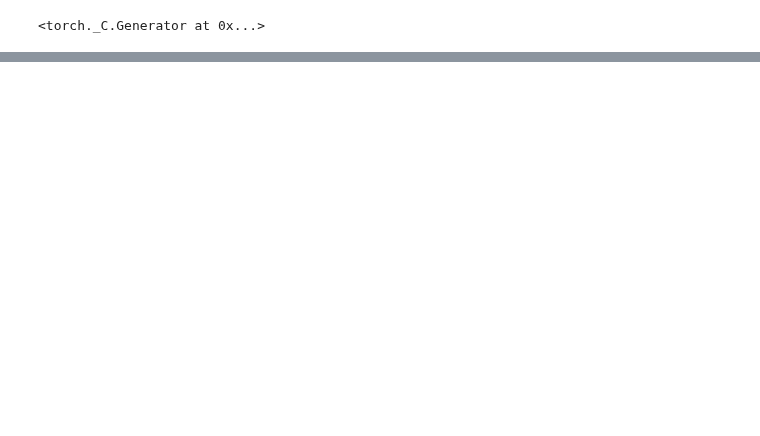
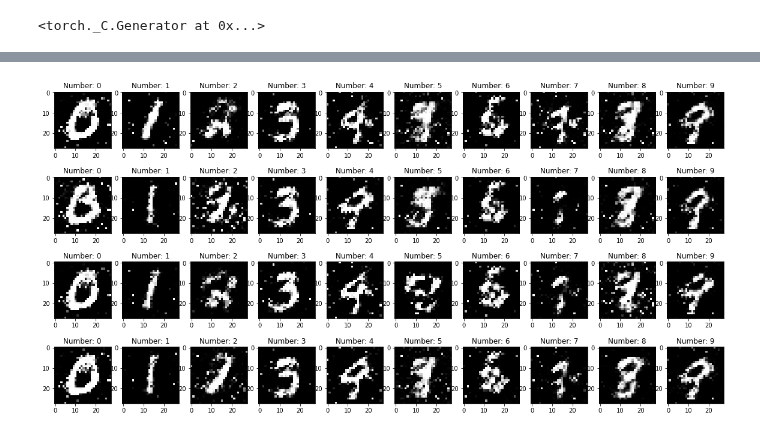
Before and after one commit to pwl482/patrec_2020, a Jupyter notebook: Assignment_12/GAN.ipynb, the cells around one changed output, grey strips where cells are left out. Cells and saved outputs as stored; diff of their text form; code cells hidden in the pictures; blank space fills up the shorter version.

```diff
--- a/Assignment_12/GAN.ipynb
+++ b/Assignment_12/GAN.ipynb
@@ -229,0 +535,18 @@ plt.show()
+# %%
+fig = plt.figure(figsize=(20, 10))
+columns = 10
+rows = 4
+counter = 0
+z = torch.FloatTensor(40, latent_dim).normal_()
+z = z.cuda()
+labels_block = torch.tensor([0, 1, 2, 3, 4, 5, 6, 7, 8, 9]*4).cuda()
+img_block = cond_generator(z, labels_block)
+for img, lab in zip(img_block, labels_block):
+    img_new = img[0].detach().cpu().numpy()
+    fig.add_subplot(rows, columns, counter+1)
+    plt.imshow(img_new, cmap="gray")
+    plt.title("Number: {}".format(lab))
+    counter += 1
+plt.show()
+# %% [output]
+[figure, added]
```
Also changed, not shown: parts of 33 cells of this notebook.
